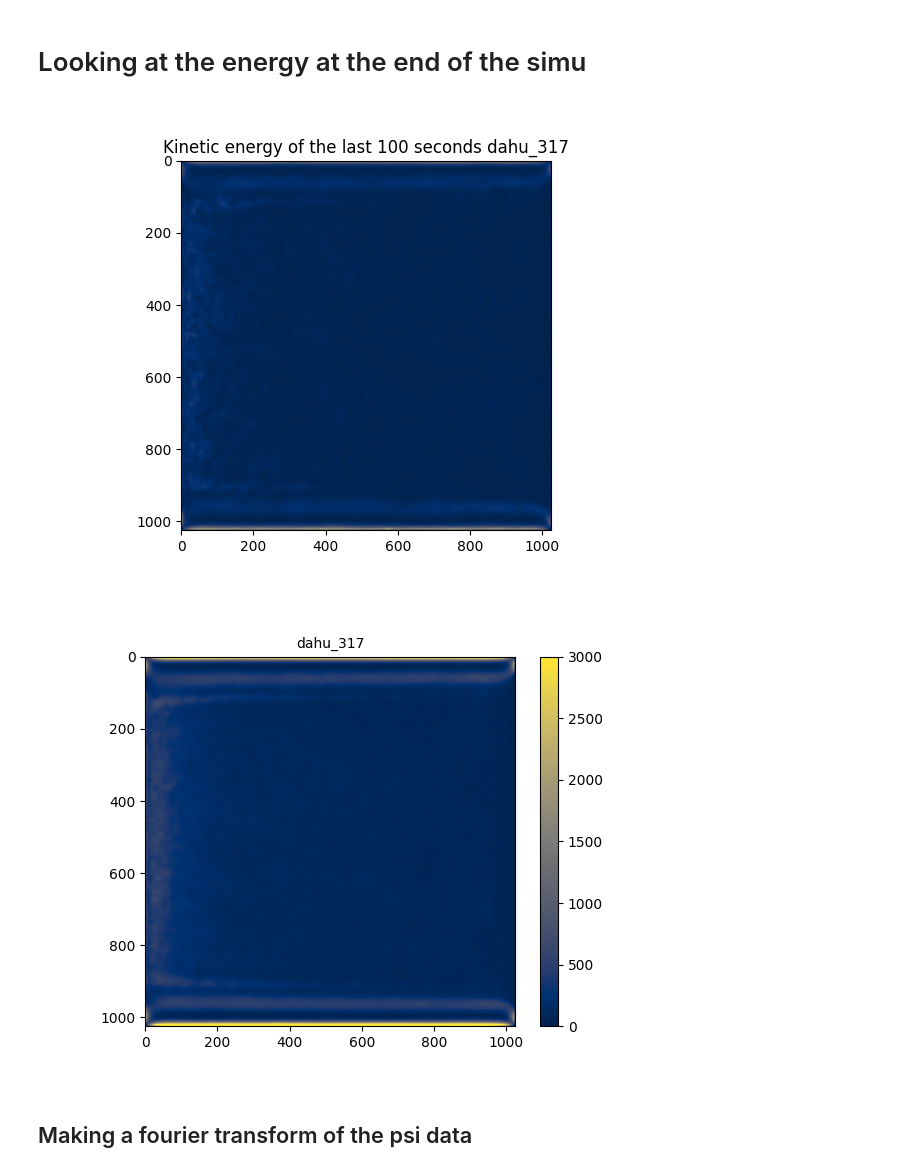
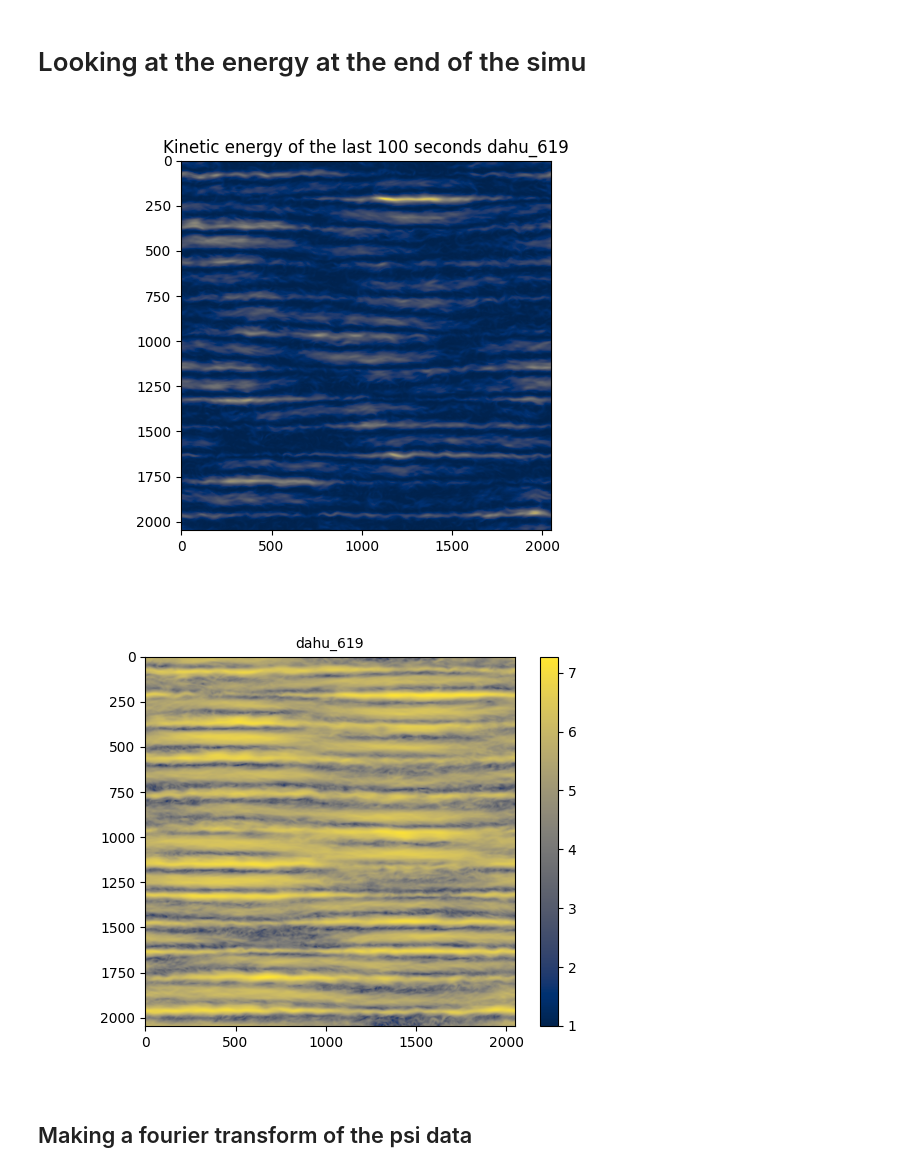
Before and after one commit to LennardMiller/Stage_M2, a Jupyter notebook: Diagnostics_simuV2.ipynb, the cells around one changed output. Cells and saved outputs as stored; diff of their text form; code cells hidden in the pictures.

```diff
--- a/Diagnostics_simuV2.ipynb
+++ b/Diagnostics_simuV2.ipynb
@@ -17,7 +17,7 @@ import scipy as sp
 ## Charging the parameters of the simulation
 # %%
 #Number of simulation
-n=317
+n=619
 
 #choose between 'local' or 'dahu'
 where='dahu'
@@ -107,7 +107,7 @@ print(np.pi*2)
 6.283185307179586
 # %%
 #computing u and v from psi
-t_start=len(t)-300
+t_start=len(t)-50
 delta=Lx/nx
 u,v=op.calc_uv(psi[t_start:,0,:,:],delta,bc_fac)
 energy=0.5*(u**2+v**2)
@@ -122,19 +122,19 @@ plt.title('Kinetic energy of the last '+str(time_start)+ '0 seconds '+simu_name)
 plt.savefig('figures/KE_picture_'+simu_name+'.png')
 plt.show()
 # %% [output]
-[figure, old version]
+[figure, new version]
 # %%
 
 plt.figure()
-plt.imshow(np.mean(u[-100:,:,:]**2+v[-100:,:,:]**2,axis=0),cmap='cividis',vmin=0,vmax=3000)
+plt.imshow(np.log(np.mean(u[-100:,:,:]**2+v[-100:,:,:]**2,axis=0)),cmap='cividis')#,vmin=0,vmax=1300)
 #plt.title('Mean velocity of the last '+str(time_start)+ '0 seconds '+simu_name)
 plt.colorbar()
 plt.title(simu_name,fontsize=10)
 plt.savefig('figures/Velocity/Velocity_mean_last'+simu_name+'.png')
 
 plt.show()
 # %% [output]
-[figure, old version]
+[figure, new version]
 # %% [markdown]
 ## Making a fourier transform of the psi data
 # %%
```
Also changed, not shown: parts of 3 cells of this notebook, 23 other files.
